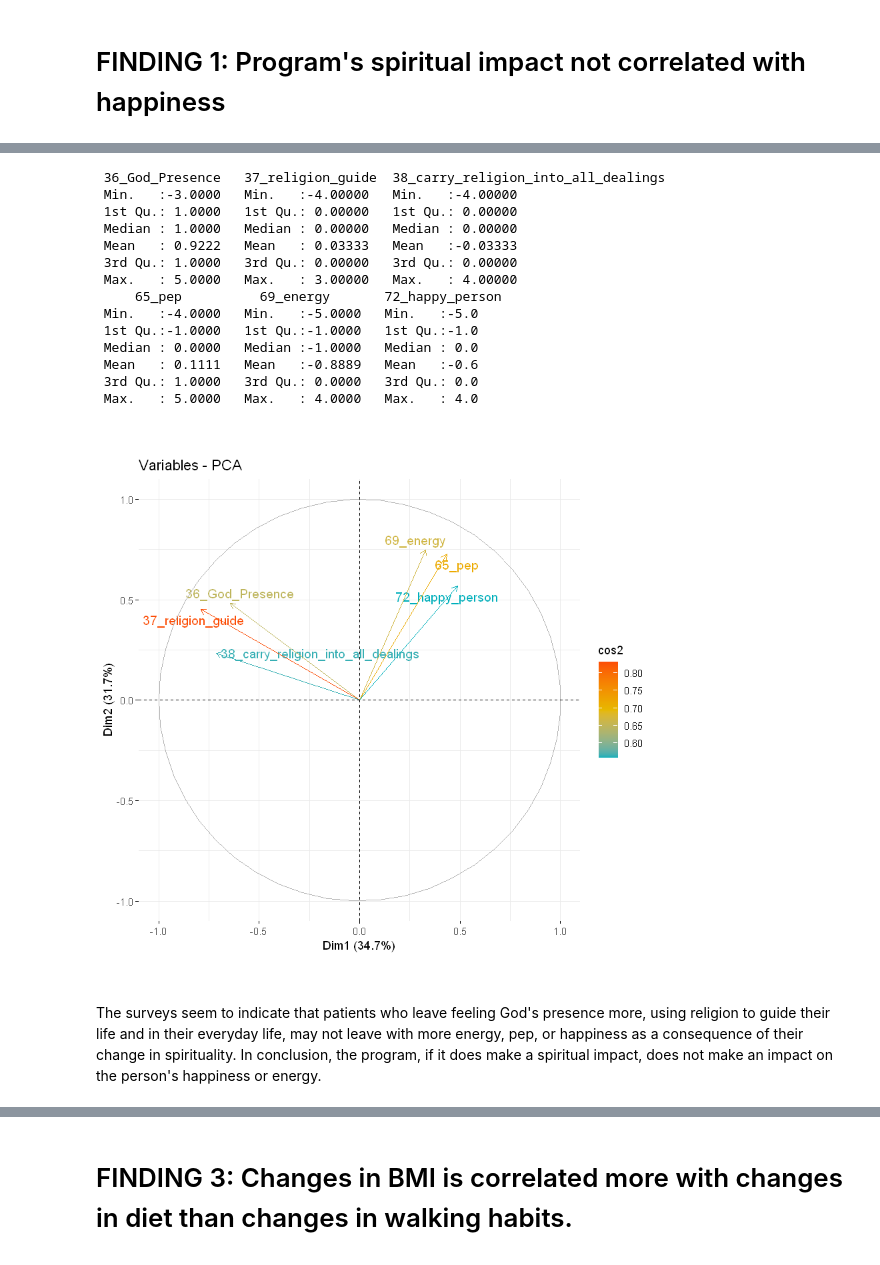
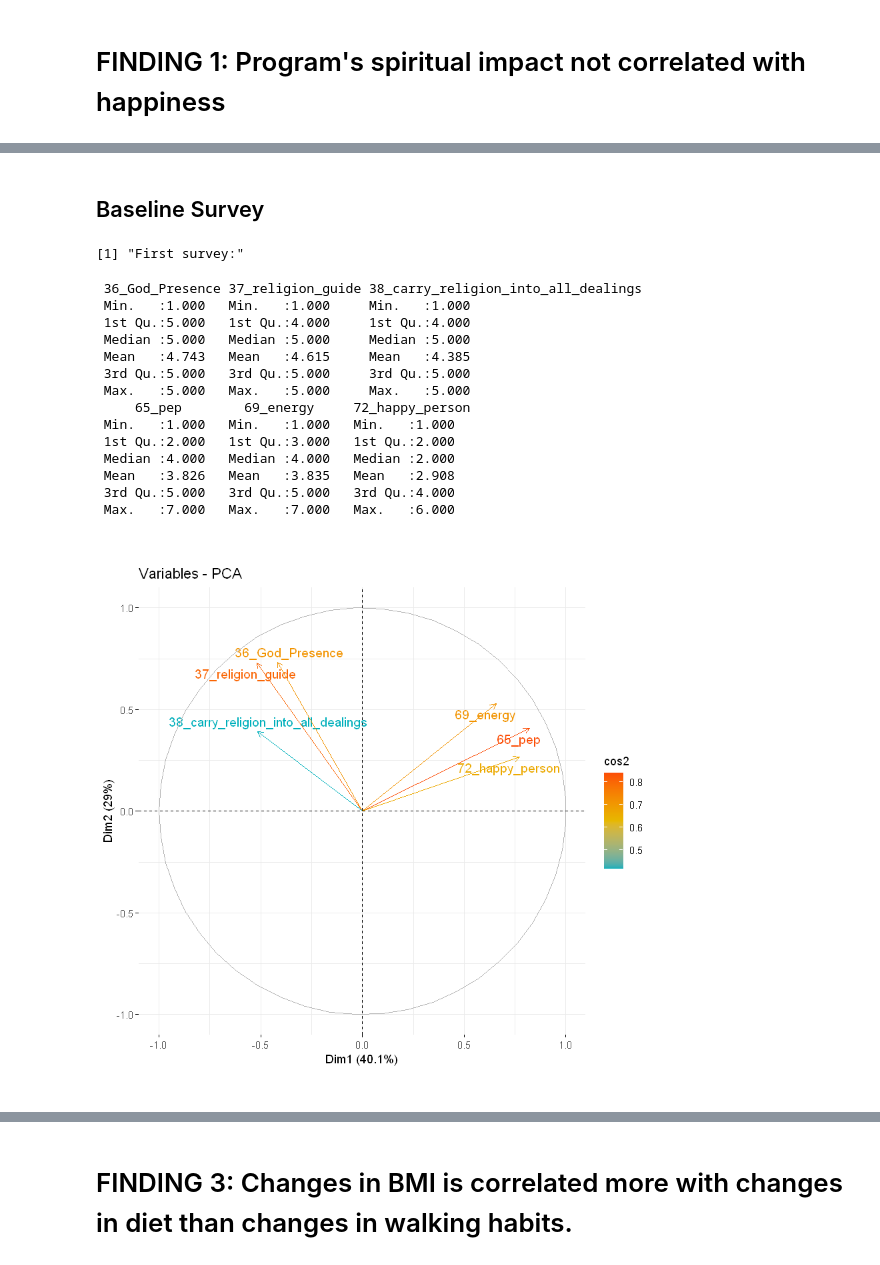
Before and after one commit to MaxifiedFRFX/wildwood-project, a Jupyter notebook: notebooks/Findings-Using-R.ipynb, the cells around one changed output, grey strips where cells are left out. Cells and saved outputs as stored; diff of their text form; code cells hidden in the pictures.

```diff
--- a/notebooks/Findings-Using-R.ipynb
+++ b/notebooks/Findings-Using-R.ipynb
@@ -61,48 +594,51 @@ clean_base_2 <- survey2_deleted[complete.cases(survey2_deleted), , drop = FALSE]
 names(clean_base_1) <- make.unique(names(clean_base_1))
 names(clean_base_2) <- make.unique(names(clean_base_2))
 
-# Finds which rows are in both datasets.
-matching_row_names1 <- rownames(clean_base_1) %in% rownames(clean_base_2)
-only_matching1 <- clean_base_1[matching_row_names1, ]
-matching_row_names2 <- rownames(clean_base_2) %in% rownames(clean_base_1)
-only_matching2 <- clean_base_2[matching_row_names2, ]
-
-# Gets the difference of the second survey and the first survey and stores it in
-# final.
-final <- only_matching2 - only_matching1
-final <- final %>%
+clean_base_1 <- clean_base_1 %>%
   rename("36_God_Presence" = "X36_I_experience_the_God_presence",
          "37_religion_guide" = "X37_My_religious_beliefs.guide_my_approach_to_life",
          "38_carry_religion_into_all_dealings" = "X38_I_try_to_carry_my_religion_into_all_dealings_in_life",
          "65_pep" = "X65_Did_you_feel_full_of_pep",
          "69_energy" = "X69_Did_you_have_a_lot_of_energy",
          "72_happy_person" = "X72_Have_you_been_happy_person")
-summary(final)
 
-# PCA evaluation
-library(factoextra)
-res.pca <- prcomp(final, scale = TRUE)
-
-fviz_pca_var(res.pca,
-             col.var = "cos2", # Color by the quality of representation cos2
-             gradient.cols = c("#00AFBB", "#E7B800", "#FC4E07"),
-             repel = TRUE     # Avoid text overlapping
-)
+clean_base_2 <- clean_base_2 %>%
+  rename("36_God_Presence" = "X36_I_experience_the_God_presence",
+         "37_religion_guide" = "X37_My_religious_beliefs.guide_my_approach_to_life",
+         "38_carry_religion_into_all_dealings" = "X38_I_try_to_carry_my_religion_into_all_dealings_in_life",
+         "65_pep" = "X65_Did_you_feel_full_of_pep",
+         "69_energy" = "X69_Did_you_have_a_lot_of_energy",
+         "72_happy_person" = "X72_Have_you_been_happy_person")
-# %% [output]
- 36_God_Presence   37_religion_guide  38_carry_religion_into_all_dealings
- Min.   :-3.0000   Min.   :-4.00000   Min.   :-4.00000
- 1st Qu.: 1.0000   1st Qu.: 0.00000   1st Qu.: 0.00000
- Median : 1.0000   Median : 0.00000   Median : 0.00000
- Mean   : 0.9222   Mean   : 0.03333   Mean   :-0.03333
- 3rd Qu.: 1.0000   3rd Qu.: 0.00000   3rd Qu.: 0.00000
- Max.   : 5.0000   Max.   : 3.00000   Max.   : 4.00000
-     65_pep          69_energy       72_happy_person
- Min.   :-4.0000   Min.   :-5.0000   Min.   :-5.0
- 1st Qu.:-1.0000   1st Qu.:-1.0000   1st Qu.:-1.0
- Median : 0.0000   Median :-1.0000   Median : 0.0
- Mean   : 0.1111   Mean   :-0.8889   Mean   :-0.6
- 3rd Qu.: 1.0000   3rd Qu.: 0.0000   3rd Qu.: 0.0
- Max.   : 5.0000   Max.   : 4.0000   Max.   : 4.0
-[figure, removed]
-# %% [markdown]
-The surveys seem to indicate that patients who leave feeling God's presence more, using religion to guide their life and in their everyday life, may not leave with more energy, pep, or happiness as a consequence of their change in spirituality. In conclusion, the program, if it does make a spiritual impact, does not make an impact on the person's happiness or energy.
+# %% [markdown]
+## Baseline Survey
+# %%
+library(factoextra)
+
+print("First survey:")
+summary(clean_base_1)
+
+
+res.pca <- prcomp(clean_base_1, scale = TRUE)
+
+fviz_pca_var(res.pca,
+             col.var = "cos2", # Color by the quality of representation cos2
+             gradient.cols = c("#00AFBB", "#E7B800", "#FC4E07"),
+             repel = TRUE     # Avoid text overlapping
+)
+# %% [output]
+[1] "First survey:"
+ 36_God_Presence 37_religion_guide 38_carry_religion_into_all_dealings
+ Min.   :1.000   Min.   :1.000     Min.   :1.000
+ 1st Qu.:5.000   1st Qu.:4.000     1st Qu.:4.000
+ Median :5.000   Median :5.000     Median :5.000
+ Mean   :4.743   Mean   :4.615     Mean   :4.385
+ 3rd Qu.:5.000   3rd Qu.:5.000     3rd Qu.:5.000
+ Max.   :5.000   Max.   :5.000     Max.   :5.000
+     65_pep        69_energy     72_happy_person
+ Min.   :1.000   Min.   :1.000   Min.   :1.000
+ 1st Qu.:2.000   1st Qu.:3.000   1st Qu.:2.000
+ Median :4.000   Median :4.000   Median :2.000
+ Mean   :3.826   Mean   :3.835   Mean   :2.908
+ 3rd Qu.:5.000   3rd Qu.:5.000   3rd Qu.:4.000
+ Max.   :7.000   Max.   :7.000   Max.   :6.000
+[figure, added]
```
Also changed, not shown: parts of 49 cells of this notebook, 1 other file.
